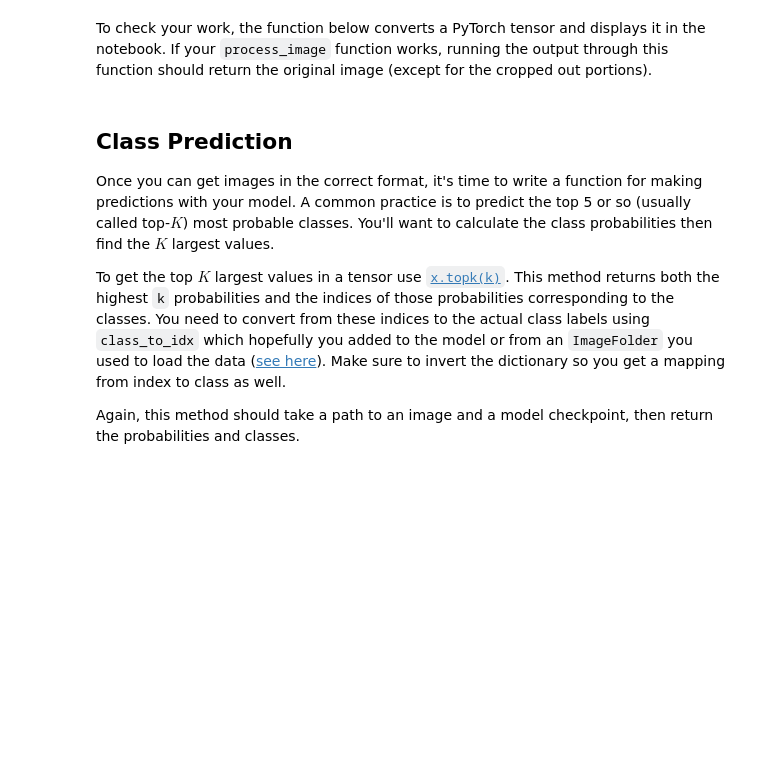
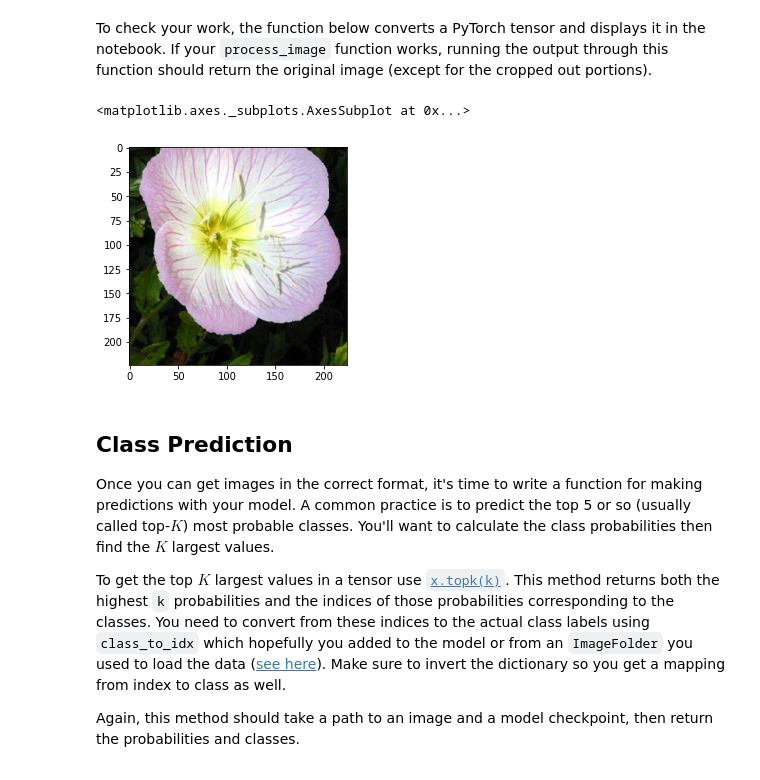
Before and after one commit to theThing92/image_classifier, a Jupyter notebook: Image Classifier Project.ipynb, the cells around one changed output. Cells and saved outputs as stored; diff of their text form; code cells hidden in the pictures; blank space fills up the shorter version.

```diff
--- a/Image Classifier Project.ipynb
+++ b/Image Classifier Project.ipynb
@@ -246,5 +405,13 @@ def process_image(image):
     ''' Scales, crops, and normalizes a PIL image for a PyTorch model,
         returns an Numpy array
     '''
+    # use test transformer for image preprocessing of pillow image
+    # color channel is set to first dimension automatically
+    image = test_transforms(image)
 
-    # TODO: Process a PIL image for use in a PyTorch model
+    return image
+
+img_path = "images/flowers/test/1/image_06743.jpg"
+img = Image.open(img_path)
+image_processed=process_image(img)
+image_processed
@@ -253,24 +438,31 @@ To check your work, the function below converts a PyTorch tensor and displays it
 # %%
 def imshow(image, ax=None, title=None):
     """Imshow for Tensor."""
     if ax is None:
         fig, ax = plt.subplots()
 
     # PyTorch tensors assume the color channel is the first dimension
     # but matplotlib assumes is the third dimension
     image = image.numpy().transpose((1, 2, 0))
 
     # Undo preprocessing
     mean = np.array([0.485, 0.456, 0.406])
     std = np.array([0.229, 0.224, 0.225])
     image = std * image + mean
 
     # Image needs to be clipped between 0 and 1 or it looks like noise when displayed
     image = np.clip(image, 0, 1)
 
     ax.imshow(image)
 
     return ax
+
+
+img = Image.open(img_path)
+imshow(x)
+# %% [output]
+<matplotlib.axes._subplots.AxesSubplot at 0x...>
+[figure, added]
 # %% [markdown]
 ## Class Prediction
 
```
Also changed, not shown: parts of 23 cells of this notebook, 1 other file.
